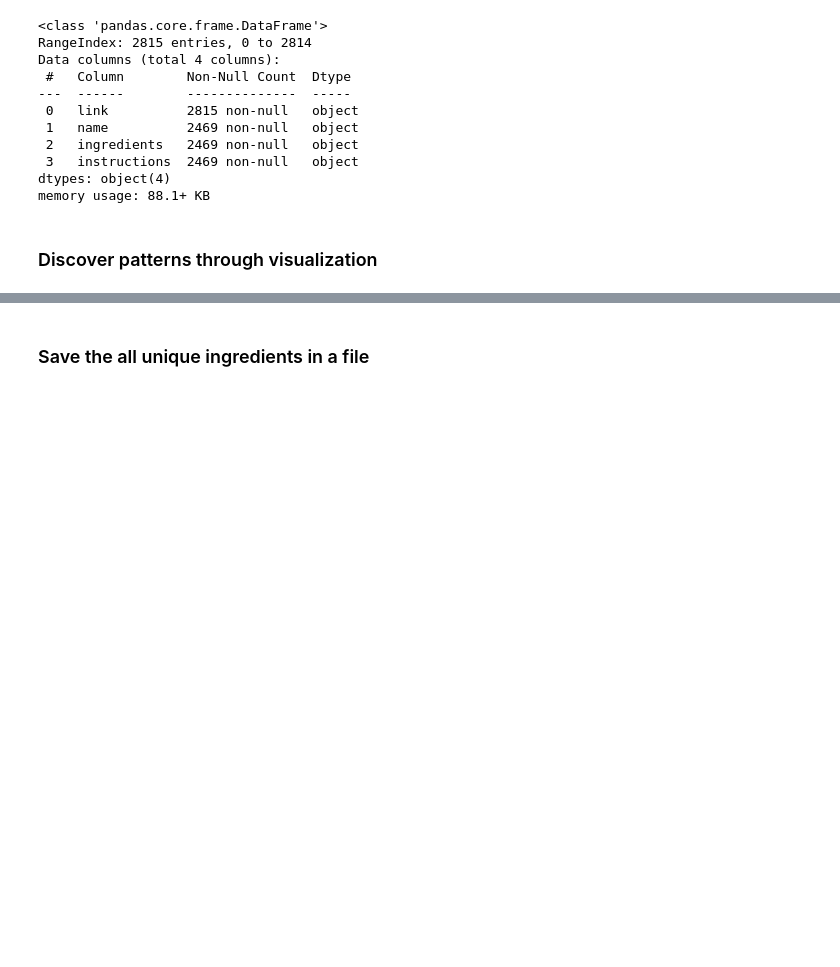
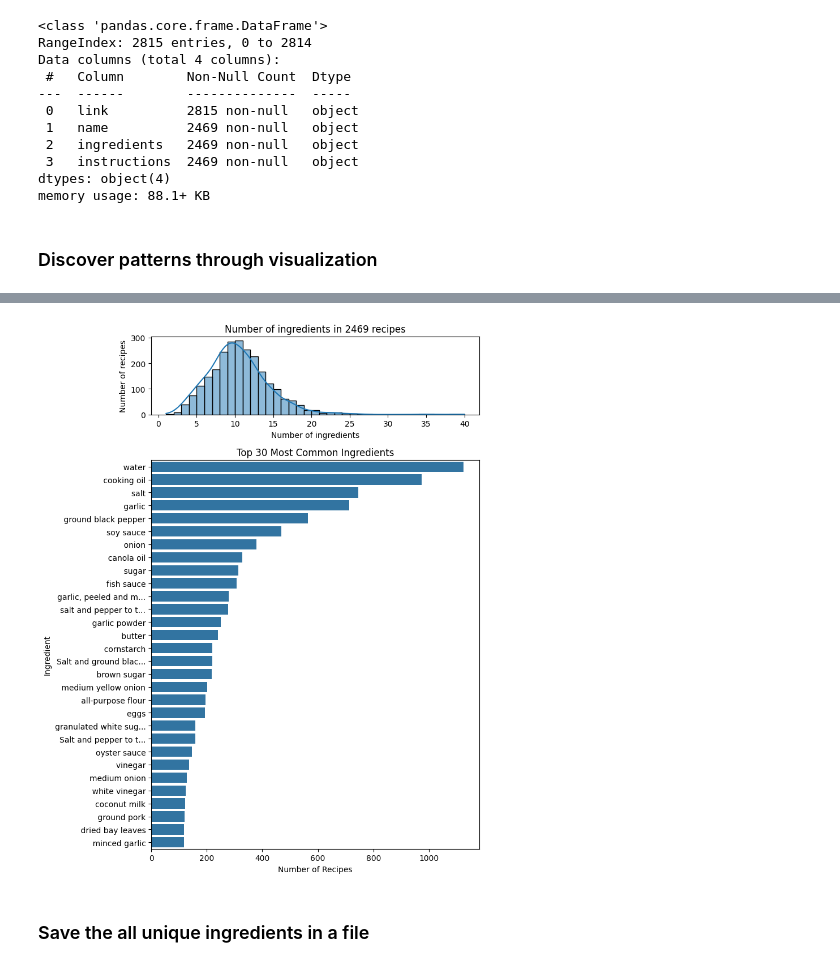
Before and after one commit to rixmape/panlasang-pinoy-clustering, a Jupyter notebook: panlasang-pinoy.ipynb, the cells around one changed output, grey strips where cells are left out. Saved outputs shown, nothing was run; the diff lists cells and outputs as text; code cells hidden in the pictures; blank space fills up the shorter version.

```diff
--- a/panlasang-pinoy.ipynb
+++ b/panlasang-pinoy.ipynb
@@ -112,3 +54,63 @@ plot_common_ingredients(recipe_df["ingredients"])
+# %%
+%matplotlib inline
+import matplotlib.pyplot as plt
+import seaborn as sns
+
+def plot_ingredient_analysis(
+    ingredient_series,
+    n=30,
+    show_distribution=True,
+    most_common=True,
+    figsize=(8, 10),
+):
+    """Plots ingredient distributions and displays most/least common ingredients.
+
+    Args:
+        ingredient_series: A Series containing lists of ingredients.
+        n: Number of top/bottom ingredients to display.
+        show_distribution: If True, shows the ingredient distribution plot.
+        most_common: If True, shows the most common ingredients.
+        figsize: Size of the plot figure.
+    """
+
+    all_ingredients = ingredient_series.dropna().explode()
+    ingredient_counts = all_ingredients.value_counts()
+
+    _, axs = plt.subplots(2, 1, figsize=figsize, gridspec_kw={"height_ratios": [1, 5]})
+
+    if show_distribution:
+        counts = ingredient_series.dropna().apply(len)
+        sns.histplot(counts, kde=True, binwidth=1, ax=axs[0])
+        axs[0].set_title(f"Number of ingredients in {len(counts)} recipes")
+        axs[0].set_xlabel("Number of ingredients")
+        axs[0].set_ylabel("Number of recipes")
+
+    if most_common:
+        top_n_ingredients = ingredient_counts.head(n)
+    else:
+        top_n_ingredients = ingredient_counts.tail(n)
+
+    ylabels = [
+        f"{i[:20]:>20}{"..." if len(i) > 20 else ""}"
+        for i in top_n_ingredients.index
+    ]
+    sns.barplot(
+        x=top_n_ingredients.values,
+        y=ylabels,
+        ax=axs[1]
+    )
+
+    indicator = "Most" if most_common else "Least"
+    axs[1].set_title(f"Top {n} {indicator} Common Ingredients")
+    axs[1].set_xlabel("Number of Recipes")
+    axs[1].set_ylabel("Ingredient")
+
+    plt.tight_layout()
+    plt.show()
+
+plot_ingredient_analysis(recipe_df["ingredients"])
+# %% [output]
+[figure, added]
 # %% [markdown]
 ### Save the all unique ingredients in a file
 # %%
```
Also changed, not shown: parts of 18 cells of this notebook, 4 other files.
